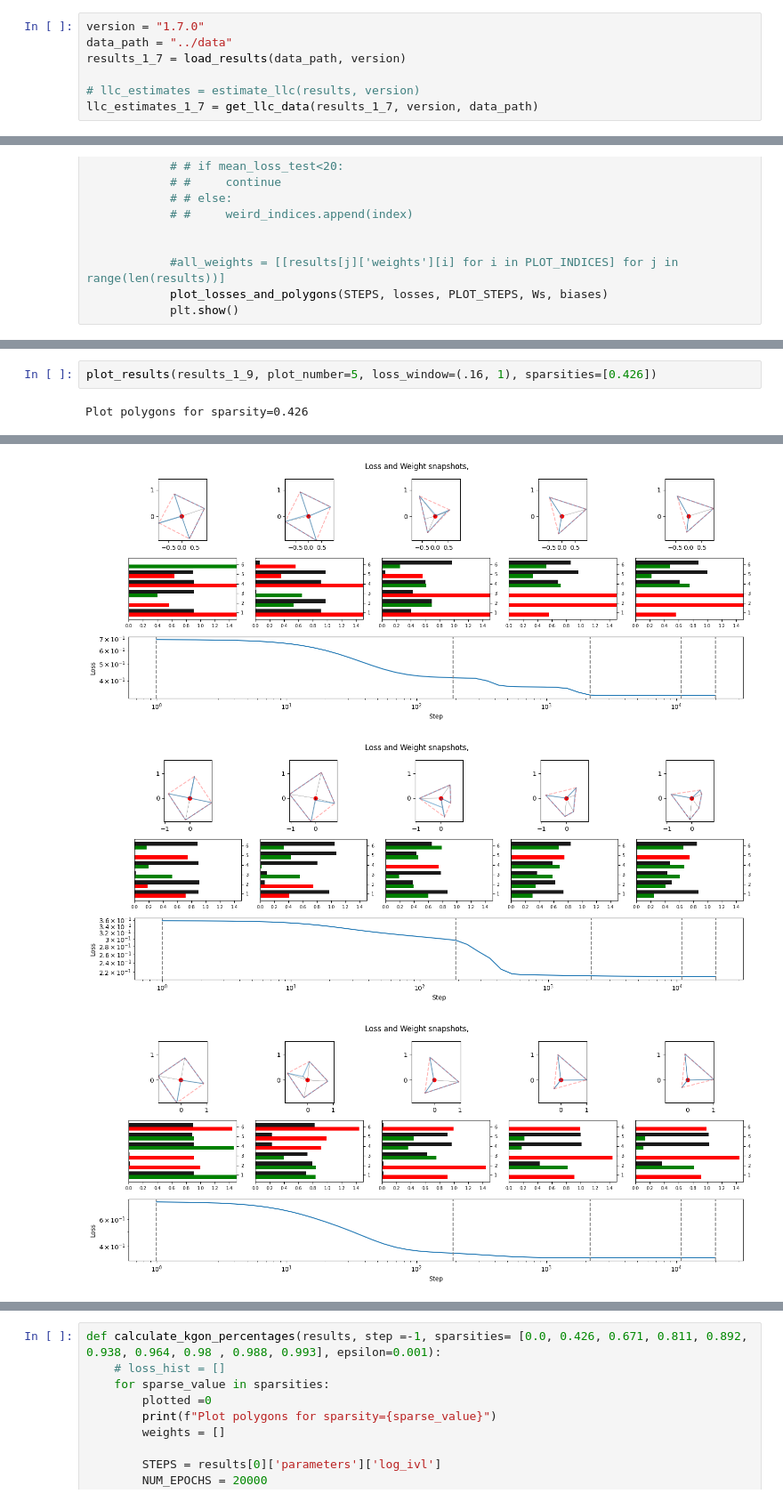
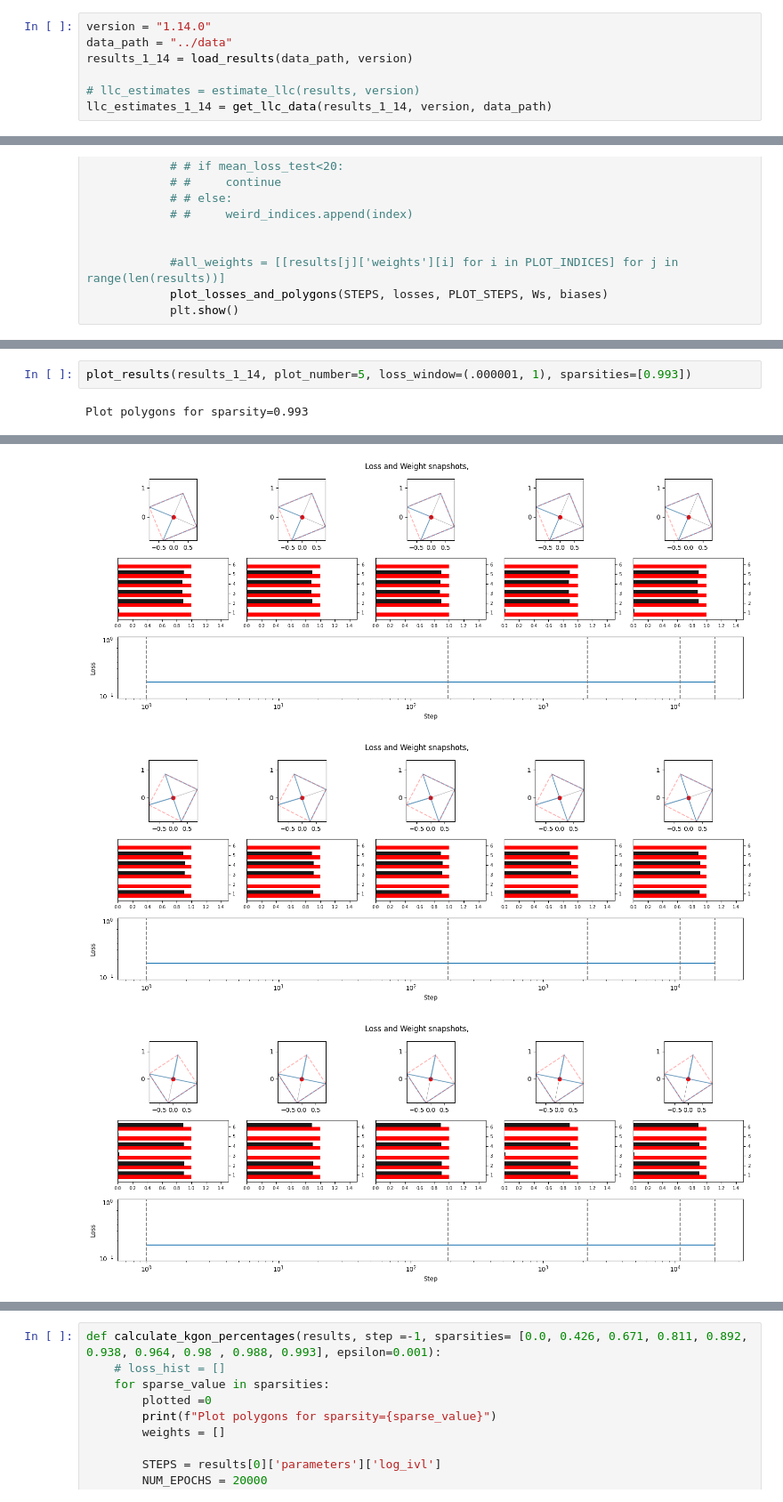
Before and after one commit to anogassis/tms-sparsity, a Jupyter notebook: notebooks/visualize_experiments.ipynb, the cells around one changed output, grey strips where cells are left out. Shown at 89% size. Drawn from its saved outputs; the diff is of its cells as text.

Commit message:
Update experiment configurations for debugging versions

```diff
--- a/notebooks/visualize_experiments.ipynb
+++ b/notebooks/visualize_experiments.ipynb
@@ -27,7 +27,7 @@ llc_estimates_1_9 = get_llc_data(results_1_9, version, data_path)
 # %%
-version = "1.7.0"
+version = "1.14.0"
 data_path = "../data"
-results_1_7 = load_results(data_path, version)
+results_1_14 = load_results(data_path, version)
 
 # llc_estimates = estimate_llc(results, version)
-llc_estimates_1_7 = get_llc_data(results_1_7, version, data_path)
+llc_estimates_1_14 = get_llc_data(results_1_14, version, data_path)
@@ -228,4 +179,4 @@ def plot_results(results, plot_number =5, step =-1, loss_window = (0.14, .16), w
 # %%
-plot_results(results_1_9, plot_number=5, loss_window=(.16, 1), sparsities=[0.426])
+plot_results(results_1_14, plot_number=5, loss_window=(.000001, 1), sparsities=[0.993])
 # %% [output]
-Plot polygons for sparsity=0.426
+Plot polygons for sparsity=0.993
@@ -234,3 +185,3 @@ Plot polygons for sparsity=0.426
-[figure, old version]
+[figure, new version]
-[figure, old version]
+[figure, new version]
-[figure, old version]
+[figure, new version]
```
Also changed, not shown: parts of 29 cells of this notebook, 2 other files.
